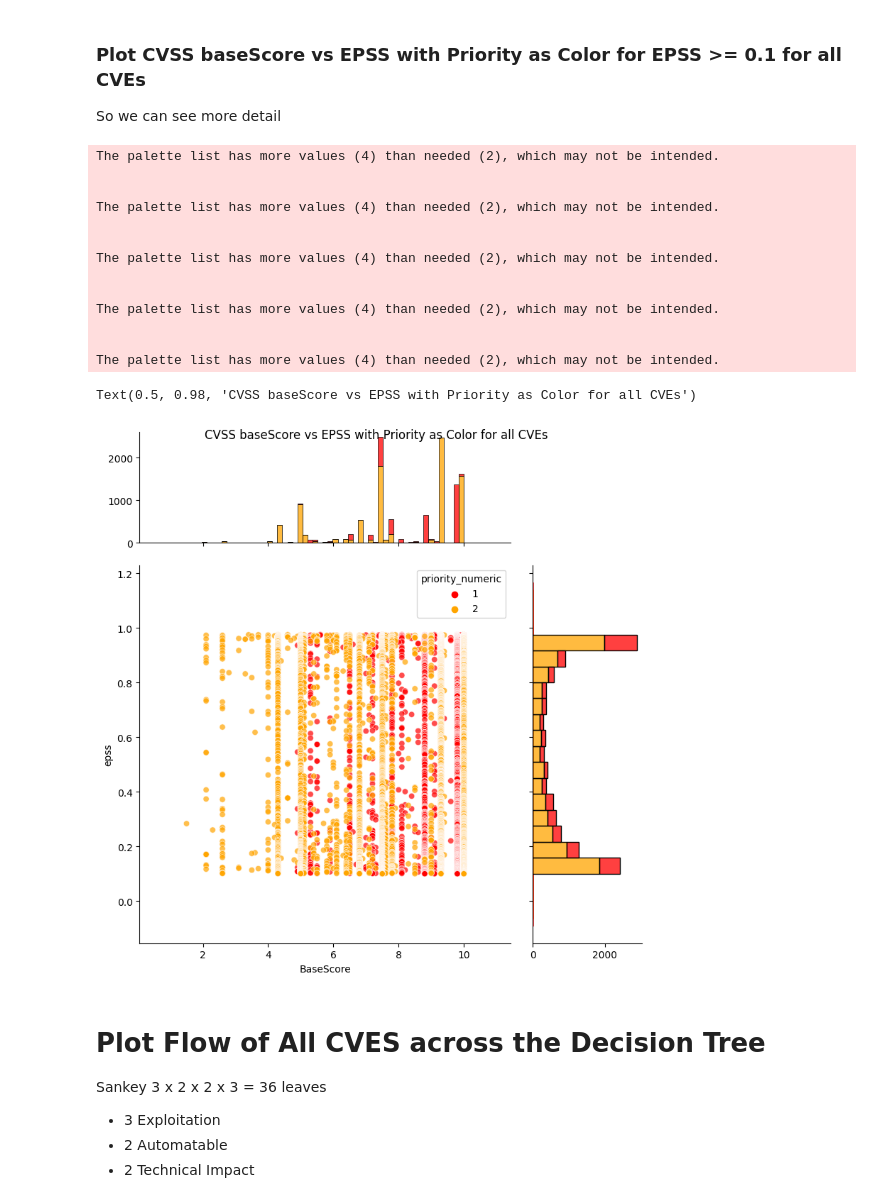
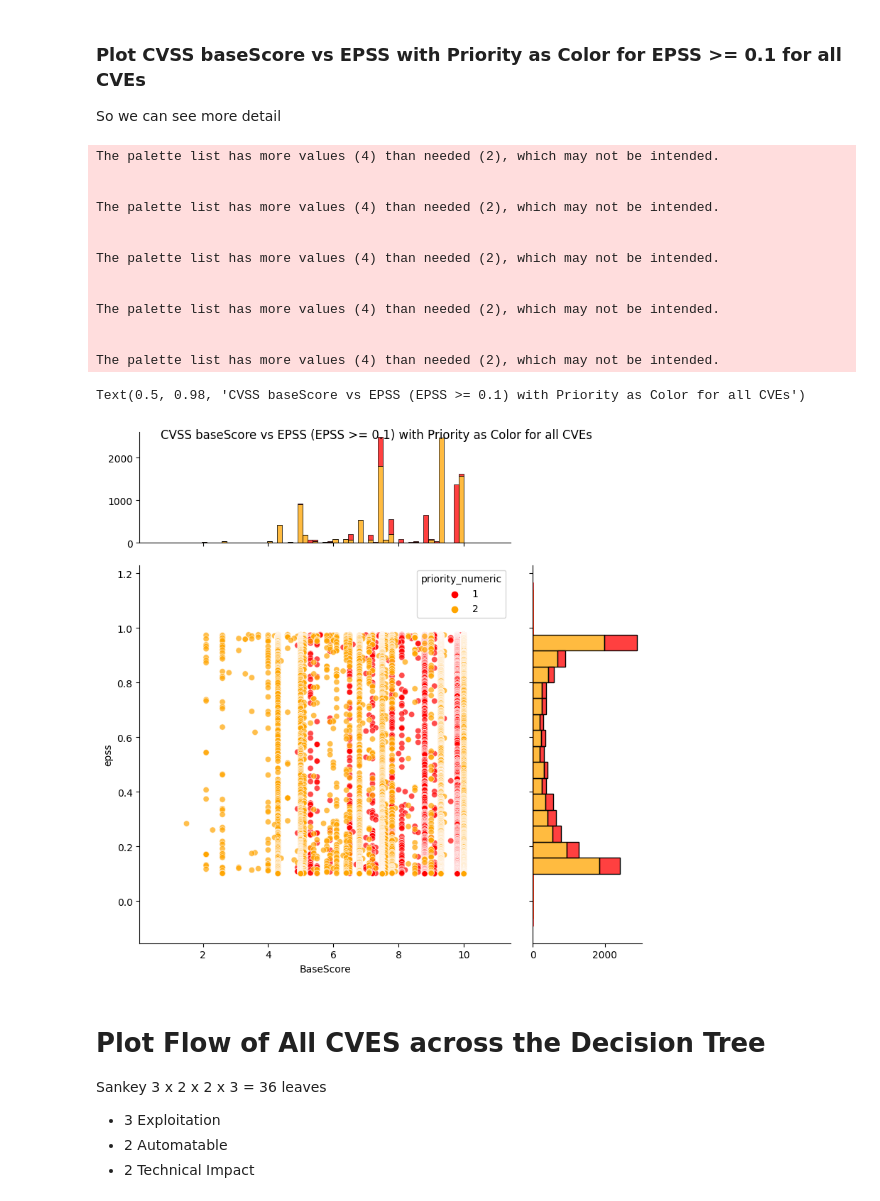
Before and after one commit to RiskBasedPrioritization/RiskBasedPrioritizationAnalysis, a Jupyter notebook: cisa_ssvc_dt/DT_from_scratch.ipynb, the cells around one changed output. Cells and saved outputs as stored; diff of their text form; code cells hidden in the pictures.

```diff
--- a/cisa_ssvc_dt/DT_from_scratch.ipynb
+++ b/cisa_ssvc_dt/DT_from_scratch.ipynb
@@ -385,24 +385,24 @@ So we can see more detail
 # %%
 cve_list_df_MissionWellBeing_high_epss01 = cve_list_df_MissionWellBeing_high[cve_list_df_MissionWellBeing_high['epss'] >= 0.1]
 g=sns.jointplot(data=cve_list_df_MissionWellBeing_high_epss01, x="BaseScore", y="epss", kind='scatter', height=8, ratio=3, marginal_ticks=True, alpha=.7, hue="priority_numeric", palette=palette1)
 g.plot_marginals(sns.histplot, multiple="stack")
-g.fig.suptitle('CVSS baseScore vs EPSS with Priority as Color for all CVEs')
+g.fig.suptitle('CVSS baseScore vs EPSS (EPSS >= 0.1) with Priority as Color for all CVEs')
 # %% [output]
 The palette list has more values (4) than needed (2), which may not be intended.
 
 
 The palette list has more values (4) than needed (2), which may not be intended.
 
 
 The palette list has more values (4) than needed (2), which may not be intended.
 
 
 The palette list has more values (4) than needed (2), which may not be intended.
 
 
 The palette list has more values (4) than needed (2), which may not be intended.
-Text(0.5, 0.98, 'CVSS baseScore vs EPSS with Priority as Color for all CVEs')
+Text(0.5, 0.98, 'CVSS baseScore vs EPSS (EPSS >= 0.1) with Priority as Color for all CVEs')
-[figure, old version]
+[figure, new version]
 # %% [markdown]
 # Plot Flow of All CVES across the Decision Tree
 Sankey
```
Also changed, not shown: 1 other file.
